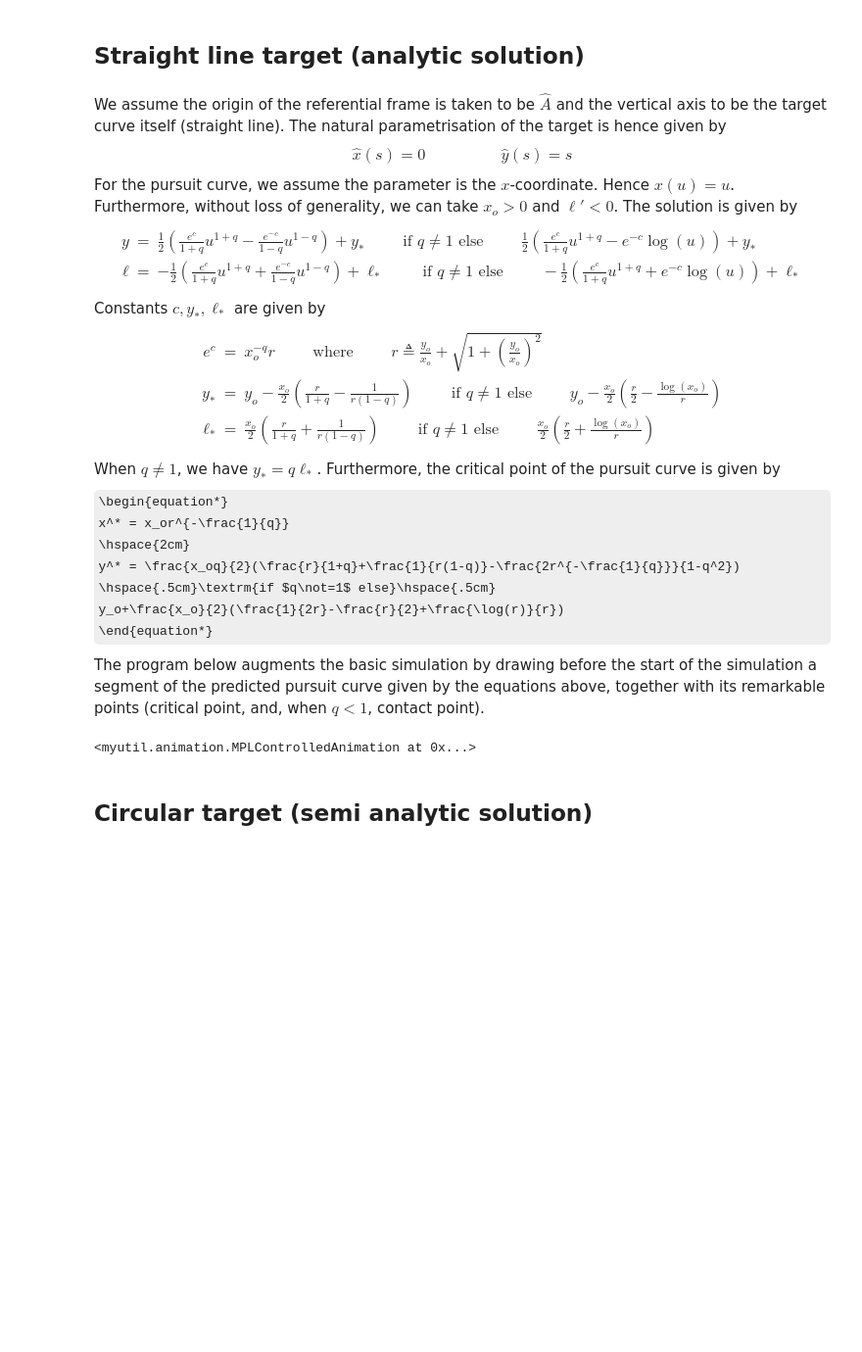
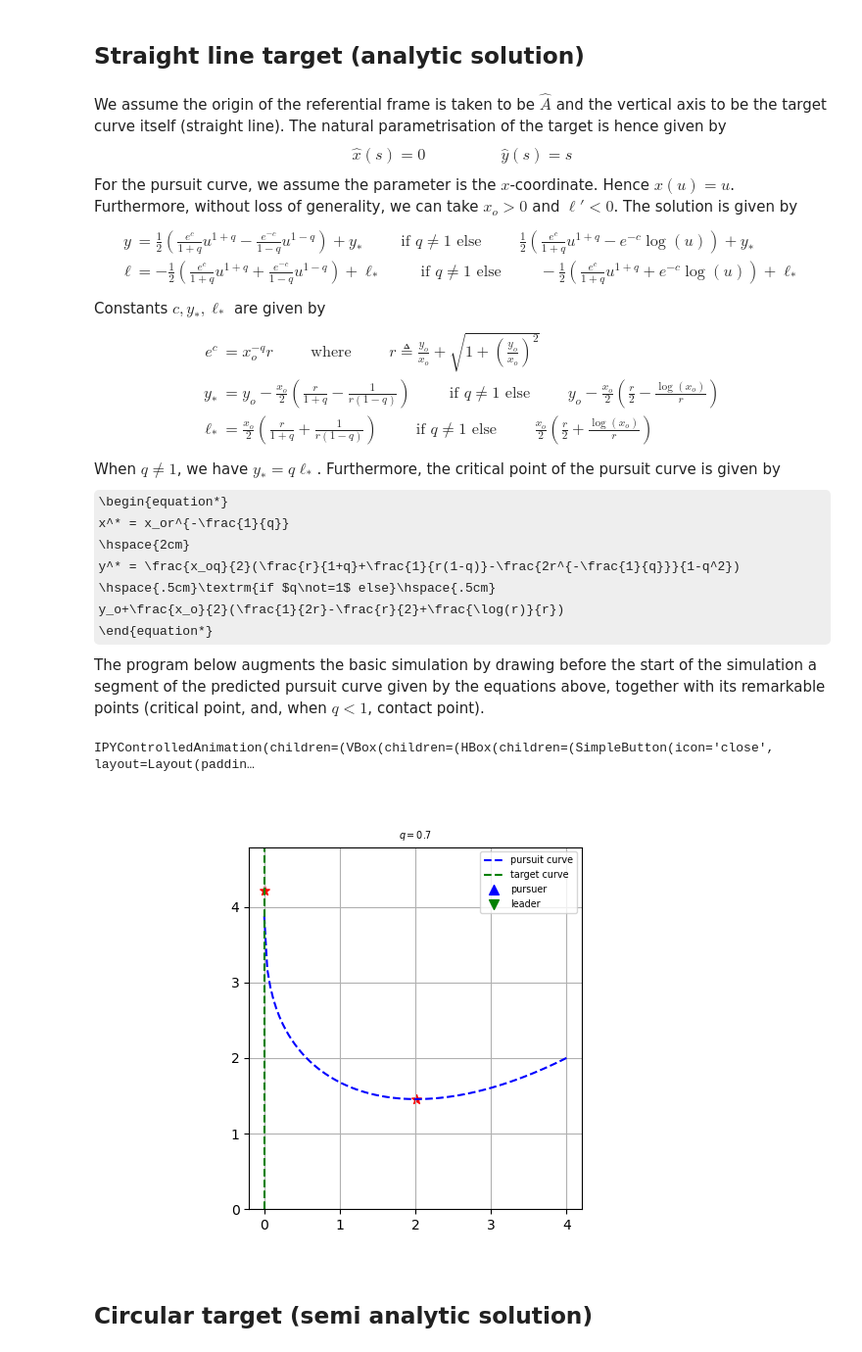
Before and after one commit to jmandreoli/IPYDEMO, a Jupyter notebook: demo/pursuit.ipynb, the cells around one changed output. Shown at 98% size. Drawn from its saved outputs; the diff is of its cells as text; code cells hidden in the pictures; some formulas as TeX source; blank space fills up the shorter version.

```diff
--- a/demo/pursuit.ipynb
+++ b/demo/pursuit.ipynb
@@ -171,24 +173,24 @@ We assume the origin of the referential frame is taken to be $\hat{A}$ and the v
 \hat{x}(s) = 0 \hspace{2cm} \hat{y}(s) = s
 \end{equation*}
 For the pursuit curve, we assume the parameter is the $x$-coordinate. Hence $x(u)=u$. Furthermore, without loss of generality, we can take $x_o>0$ and $\ell'<0$. The solution is given by
-\begin{eqnarray*}
-y & = & \frac{1}{2}(\frac{e^c}{1+q}u^{1+q}-\frac{e^{-c}}{1-q}u^{1-q})+y_*
+\begin{align*}
+y & = \frac{1}{2}(\frac{e^c}{1+q}u^{1+q}-\frac{e^{-c}}{1-q}u^{1-q})+y_*
 \hspace{1cm}\textrm{if $q\not=1$ else}\hspace{1cm}
 \frac{1}{2}(\frac{e^c}{1+q}u^{1+q}-e^{-c}\log(u))+y_*\\
-\ell & = & -\frac{1}{2}(\frac{e^c}{1+q}u^{1+q}+\frac{e^{-c}}{1-q}u^{1-q})+\ell_*
+\ell & = -\frac{1}{2}(\frac{e^c}{1+q}u^{1+q}+\frac{e^{-c}}{1-q}u^{1-q})+\ell_*
 \hspace{1cm}\textrm{if $q\not=1$ else}\hspace{1cm}
 -\frac{1}{2}(\frac{e^c}{1+q}u^{1+q}+e^{-c}\log(u))+\ell_*
-\end{eqnarray*}
+\end{align*}
 Constants $c,y_*,\ell_*$ are given by
-\begin{eqnarray*}
-e^c & = & x_o^{-q}r \hspace{1cm}\textrm{where}\hspace{1cm} r \triangleq \frac{y_o}{x_o}+\sqrt{1+(\frac{y_o}{x_o})^2}\\
-y_* & = & y_o-\frac{x_o}{2}\left(\frac{r}{1+q}-\frac{1}{r(1-q)}\right)
+\begin{align*}
+e^c & = x_o^{-q}r \hspace{1cm}\textrm{where}\hspace{1cm} r \triangleq \frac{y_o}{x_o}+\sqrt{1+(\frac{y_o}{x_o})^2}\\
+y_* & = y_o-\frac{x_o}{2}\left(\frac{r}{1+q}-\frac{1}{r(1-q)}\right)
 \hspace{1cm}\textrm{if $q\not=1$ else}\hspace{1cm}
 y_o-\frac{x_o}{2}\left(\frac{r}{2}-\frac{\log(x_o)}{r}\right)\\
-\ell_* & = & \frac{x_o}{2}\left(\frac{r}{1+q}+\frac{1}{r(1-q)}\right)
+\ell_* & = \frac{x_o}{2}\left(\frac{r}{1+q}+\frac{1}{r(1-q)}\right)
 \hspace{1cm}\textrm{if $q\not=1$ else}\hspace{1cm}
 \frac{x_o}{2}\left(\frac{r}{2}+\frac{\log(x_o)}{r}\right)
-\end{eqnarray*}
+\end{align*}
 When $q\not=1$, we have $y_*=q\ell_*$. Furthermore, the critical point of the pursuit curve is given by
 \begin{equation*}
 x^* = x_or^{-\frac{1}{q}}
@@ -266,17 +268,18 @@ Args:
 
   trajectory_defaults = {'period':10.,'cache_spec':(100,.05),'max_step':.01}
 # %%
-#%matplotlib widget
-%matplotlib qt6
+%matplotlib widget
+#%matplotlib qt6
 
-syst = StraightLinePursuit(q=.9,v=.2); ini = dict(x=1.,y=2.)
-#syst = StraightLinePursuit(q=-.9,v=1.); ini = dict(x=1.,y=2.) # dual of previous one
-#syst = StraightLinePursuit(q=1.1,v=.2); ini = dict(x=1.,y=2.)
+syst = StraightLinePursuit(q=.7,v=.2); ini = dict(x=4.,y=2.)
+#syst = StraightLinePursuit(q=-.7,v=.8); ini = dict(x=4.,y=2.) # dual of previous one
+#syst = StraightLinePursuit(q=1.1,v=.2); ini = dict(x=1.,y=2.) # no meeting
 
 R = syst.simulation(init_y=ini)
 R.play(track_spec=60.,frame_per_stu=25)
 # %% [output]
-<myutil.animation.MPLControlledAnimation at 0x...>
+IPYControlledAnimation(children=(VBox(children=(HBox(children=(SimpleButton(icon='close', layout=Layout(paddin…
+[figure, added]
 # %% [markdown]
 ## Circular target (semi analytic solution)
 # %% [markdown]
```
Also changed, not shown: parts of 5 cells of this notebook, 15 other files.
